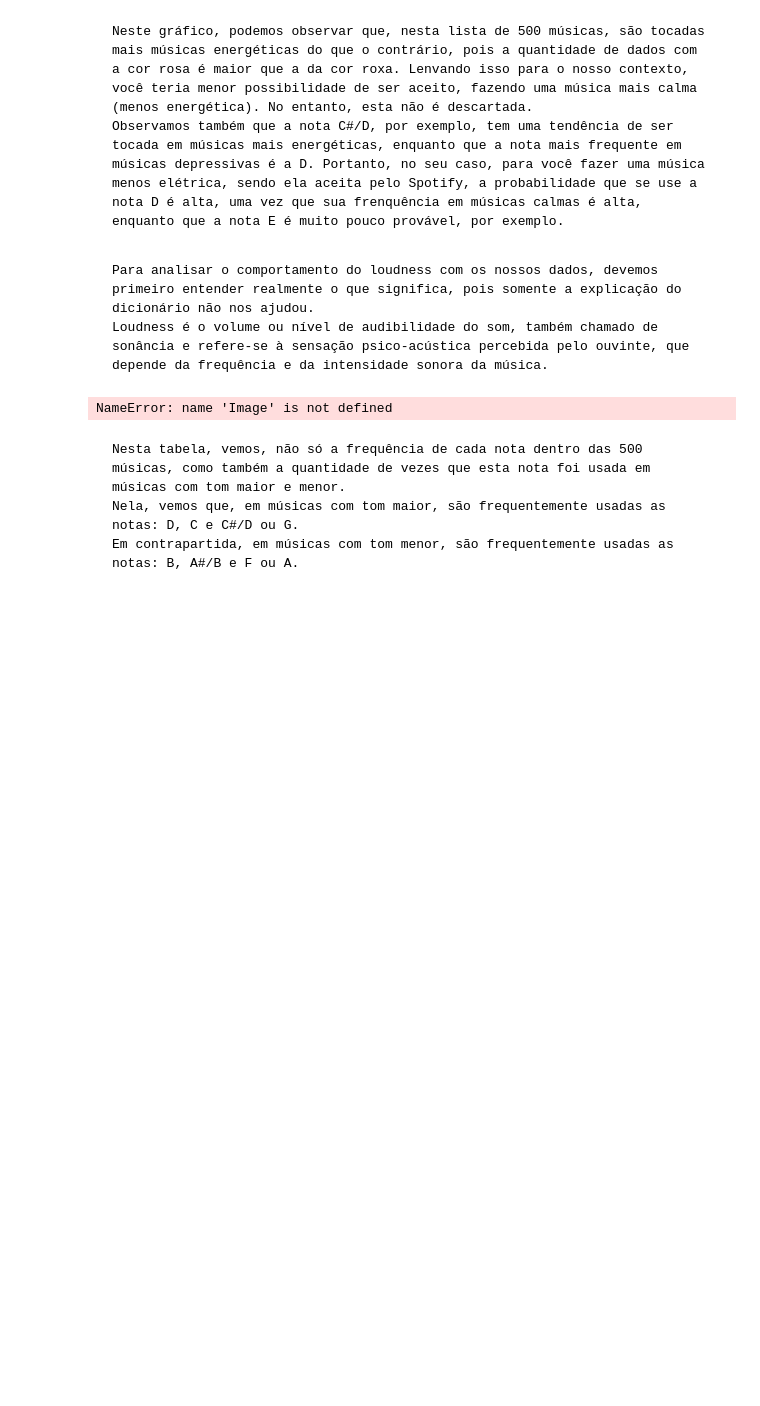
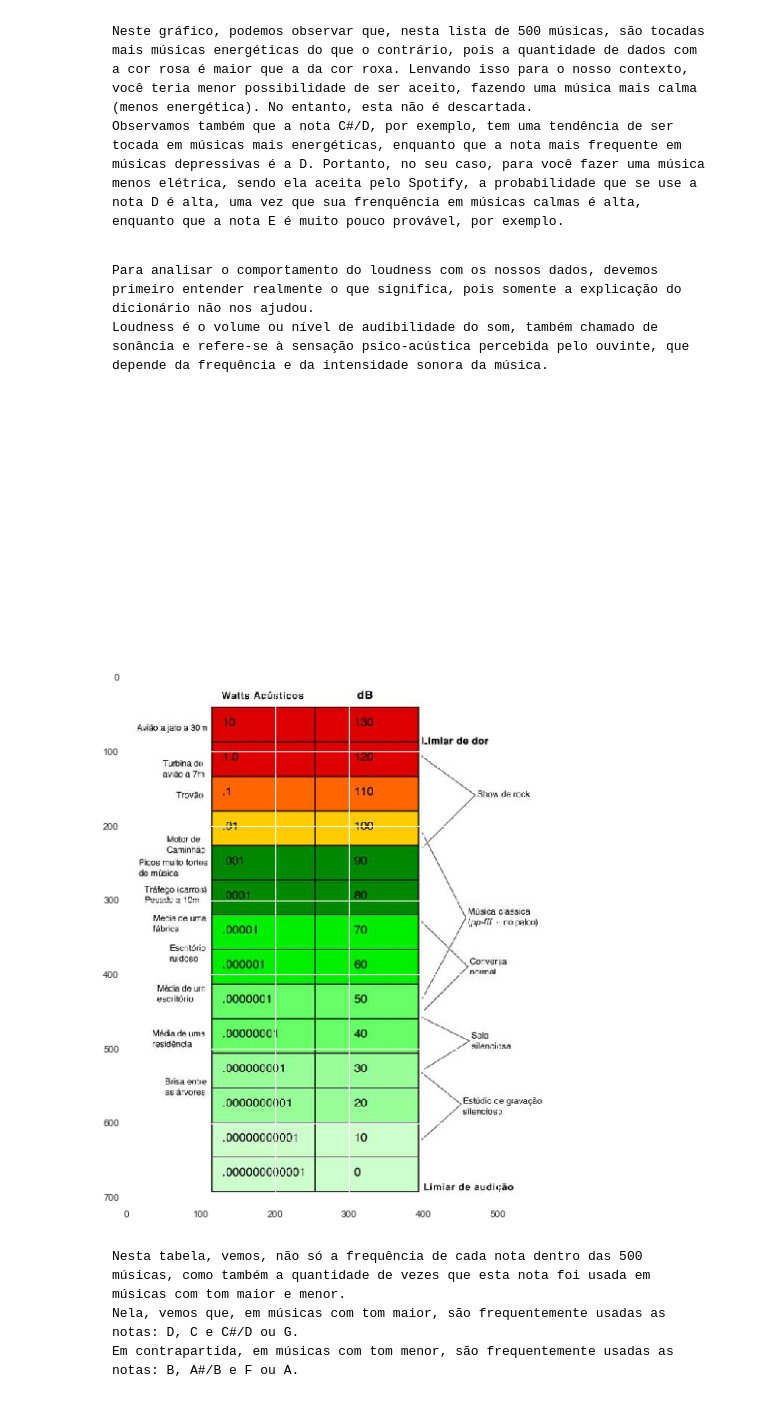
Before and after one commit to R09090909/Projeto3-cd, a Jupyter notebook: Projeto-3-CD-13.0.ipynb, the cells around one changed output. Saved outputs shown, nothing was run; the diff lists cells and outputs as text; code cells hidden in the pictures; blank space fills up the shorter version.

```diff
--- a/Projeto-3-CD-13.0.ipynb
+++ b/Projeto-3-CD-13.0.ipynb
@@ -100,10 +108,15 @@ See the caveats in the documentation: http://pandas.pydata.org/pandas-docs/stabl
 # %% [markdown]
     Para analisar o comportamento do loudness com os nossos dados, devemos primeiro entender realmente o que significa, pois somente a explicação do dicionário não nos ajudou.
     Loudness é o volume ou nível de audibilidade do som, também chamado de sonância e refere-se à sensação psico-acústica percebida pelo ouvinte, que depende da frequência e da intensidade sonora da música.
-# %%
-Image(filename=('/Users/RebecaMoreno/Desktop/niveis_intensidade.png'))
-# %% [output]
-NameError: name 'Image' is not defined
+# %%
+img=mpimg.imread('niveis_intensidade.png')
+plt.axis("off")
+plt.figure(figsize=(20,10))
+plt.imshow(img)
+plt.show()
+# %% [output]
+[figure, added]
+[figure, added]
 # %%
 #tabela de  frequência das notas em cada tipo de tom
 ut2 = pd.crosstab(spotdata.notakey,spotdata.tom, colnames=['Tom'], rownames=['Notas Musicais'], margins=True)
```
Also changed, not shown: parts of 13 cells of this notebook.
